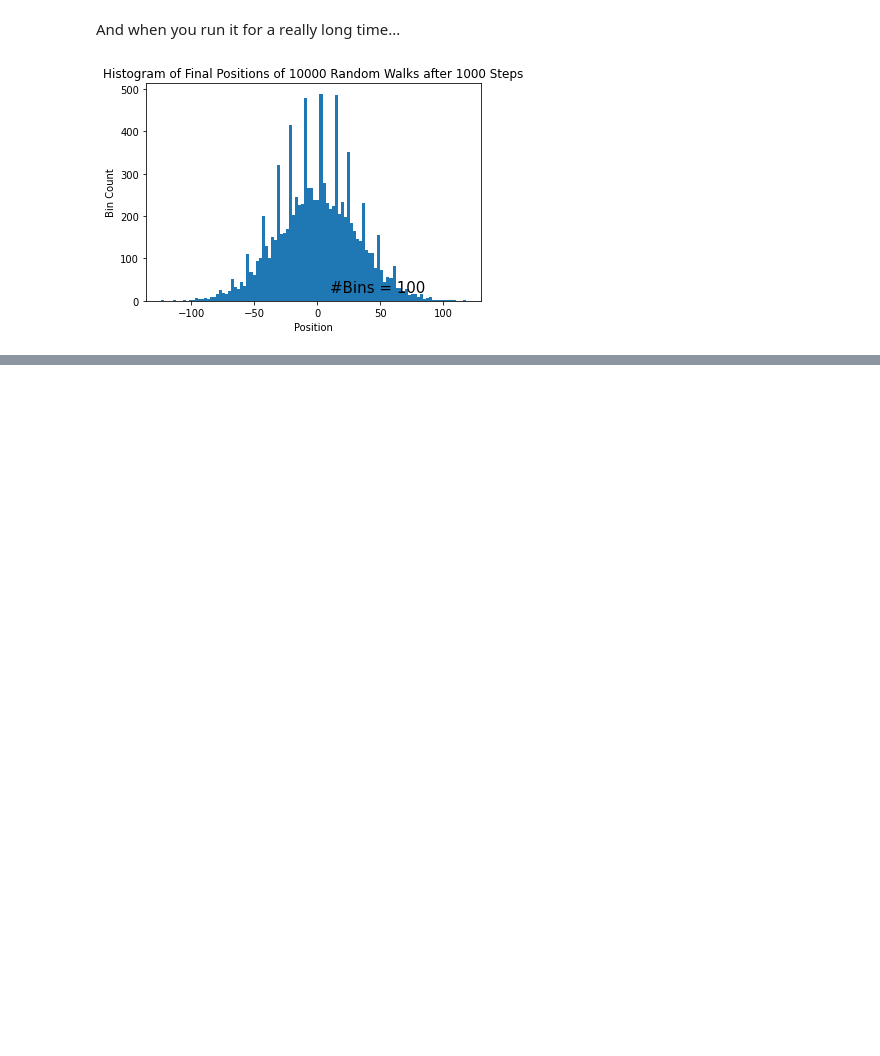
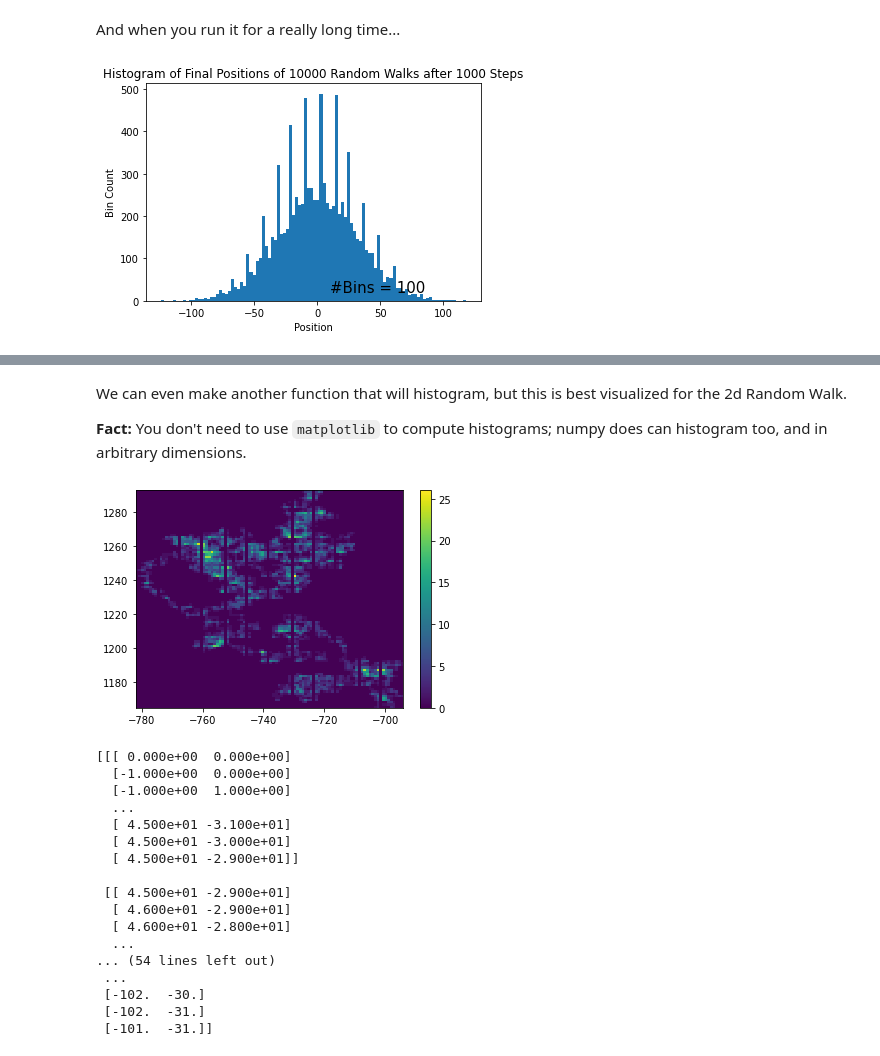
Before and after one commit to BorisZupancic/SummerOfScience2022, a Jupyter notebook: AdvancedCodingDay2.ipynb, the cells around one changed output, grey strips where cells are left out. Drawn from its saved outputs; the diff is of its cells as text; code cells hidden in the pictures; blank space fills up the shorter version.

```diff
--- a/AdvancedCodingDay2.ipynb
+++ b/AdvancedCodingDay2.ipynb
@@ -244,0 +310,4 @@ Walks = MonteCarlo_randWalk(0,10000,1000,plot_MC = True)
+# %%
+r_0 = np.array([0,0,0,0,0])
+r_s = nd_randWalk(r_0,10,plot = False)
+print(r_s)
@@ -244,0 +326,71 @@ Walks = MonteCarlo_randWalk(0,10000,1000,plot_MC = True)
+# %% [markdown]
+We can even make another function that will histogram, but this is best visualized for the 2d Random Walk.
+
+**Fact:** You don't need to use `matplotlib` to compute histograms; numpy does can histogram too, and in arbitrary dimensions.
+# %%
+
+def nd_MonteCarlo_randWalk(r_0,M,N, plot_MC = True):
+    n = np.shape(r_0)[0]
+
+    #Create an array to store the random-walk arrays:
+    Walks = np.ndarray((M,N+1,n)) #M rows (1 for each randomwalk), N+1 columns (1 for each step; including the 0-th)
+    for j in range(M):
+        r = r_0 #have to re-set this for each random-walk
+        r_s = nd_randWalk(r,N, plot = False) #run the random walk
+        Walks[j,:,:] = r_s #set the j-th entry equal to r_s
+
+    if n == 1:
+        if plot_MC == True:
+            #The number of bins to put in our Histogram.
+            num_bins = int(np.floor(np.sqrt(M)))
+
+            plt.figure()
+            hist,bins = plt.hist(Walks[:,-1], bins = num_bins)
+            plt.title(f"Histogram of Final Positions of {M} Random Walks after {N} Steps")
+            plt.xlabel("Position")
+            plt.ylabel("Bin Count")
+            plt.text(10,20,f"#Bins = {num_bins}",fontsize = 15)
+            plt.show()
+    elif n == 2:
+        if plot_MC ==True:
+            x = Walks[-1,:,0]
+            y = Walks[-1,:,1]
+            x_bins = int(np.floor(np.sqrt(len(x))))
+            y_bins = int(np.floor(np.sqrt(len(y))))
+            plt.figure()
+            hist = plt.hist2d(x,y,bins = (x_bins,y_bins))
+            plt.colorbar()
+            plt.show()
+    elif n >= 3:
+
+        hist = np.histogramdd(Walks[-1,:,:])
+
+        if plot_MC == True:
+            print("Error: plot_MC = True. Unable to plot in 4d or above.")
+
+    return Walks,hist
+
+Walks,hist = nd_MonteCarlo_randWalk(np.array([0,0]),100,10000, plot_MC=True)
+print(Walks)
+print(Walks[0])
+print(Walks[1])
+print(Walks[2])
+# %% [output]
+[figure, added]
+[[[ 0.000e+00  0.000e+00]
+  [-1.000e+00  0.000e+00]
+  [-1.000e+00  1.000e+00]
+  ...
+  [ 4.500e+01 -3.100e+01]
+  [ 4.500e+01 -3.000e+01]
+  [ 4.500e+01 -2.900e+01]]
+
+ [[ 4.500e+01 -2.900e+01]
+  [ 4.600e+01 -2.900e+01]
+  [ 4.600e+01 -2.800e+01]
+  ...
+... (54 lines left out)
+ ...
+ [-102.  -30.]
+ [-102.  -31.]
+ [-101.  -31.]]
```
Also changed, not shown: parts of 4 cells of this notebook.
